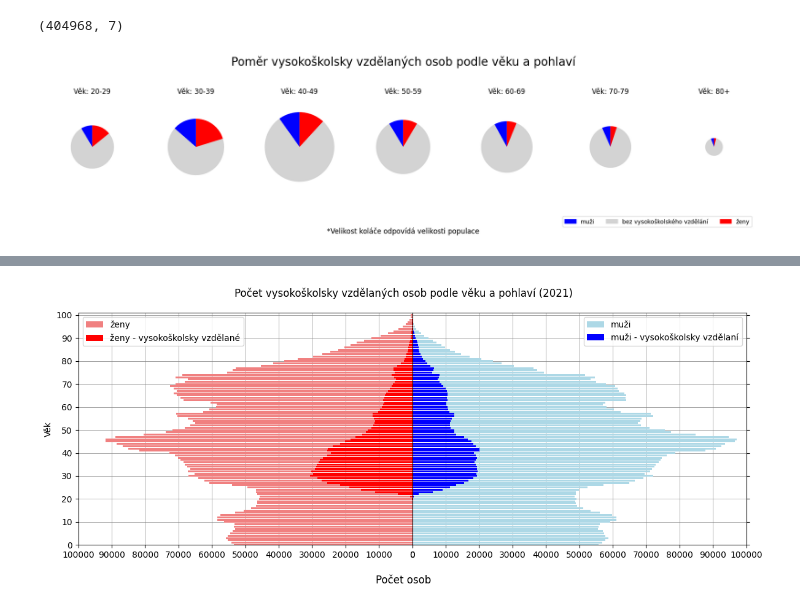
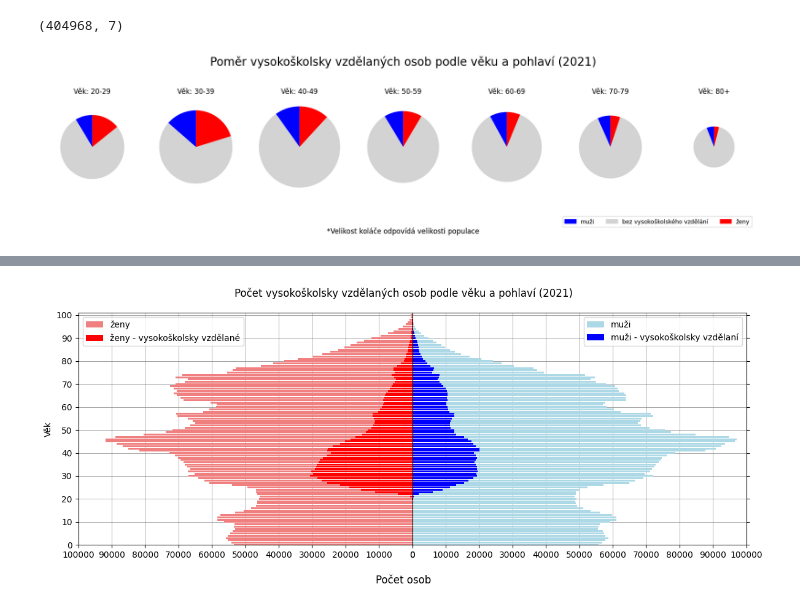
Before and after one commit to dominik-sv/Population-Data, a Jupyter notebook: education.ipynb, the cells around one changed output, grey strips where cells are left out. Drawn from its saved outputs; the diff is of its cells as text; code cells hidden in the pictures.

Commit message:
new graph

```diff
--- a/education.ipynb
+++ b/education.ipynb
@@ -121,34 +128,34 @@ for ax, age in zip(axes, ages):
     edu_m = df_edu_age .loc[df_edu_age ['Věk']==age, 'muž'].iloc[0]
     pop_m = df_pop_age .loc[df_pop_age ['Věk']==age, 'muž'].iloc[0]
     edu_f = df_edu_age .loc[df_edu_age ['Věk']==age, 'žena'].iloc[0]
     pop_f = df_pop_age .loc[df_pop_age ['Věk']==age, 'žena'].iloc[0]
 
     ax.pie(
         [edu_m, pop_m + pop_f - edu_m - edu_f, edu_f],
         colors=['blue','lightgray','red'],
         startangle=90,
-        radius=(pop_m + pop_f) / 2_000_000,
+        radius= math.sqrt((pop_m + pop_f)) / 1_300,
     )
 
     ax.set_title(f'Věk: {age}')
 
 blue_patch  = mpatches.Patch(color='blue',   label='muži')
 gray_patch  = mpatches.Patch(color='lightgray', label='bez vysokoškolského vzdělání')
 red_patch   = mpatches.Patch(color='red',    label='ženy')
 
-fig.suptitle('Poměr vysokoškolsky vzdělaných osob podle věku a pohlaví',fontsize=20, y=1.05)
+fig.suptitle('Poměr vysokoškolsky vzdělaných osob podle věku a pohlaví (2021)',fontsize=20, y=1.05)
 handles, labels = axes[0].get_legend_handles_labels()
 fig.legend([blue_patch, gray_patch, red_patch], ['muži', 'bez vysokoškolského vzdělání', 'ženy'],
            loc='upper center', bbox_to_anchor=(0.85, 0.1), ncol=3)
 fig.text(0.5, -0.02,
          "*Velikost koláče odpovídá velikosti populace",
          ha="center", fontsize=12)
 plt.show()
 
 fig.savefig(
-    "populace_vzdelani_podle_vekove_skupiny.pdf",
+    "vzdelanost_kolace.pdf",
     format="pdf",
     bbox_inches="tight"
 )
 # %% [output]
-[figure, old version]
+[figure, new version]
```
Also changed, not shown: parts of 9 cells of this notebook, 7 other files.
